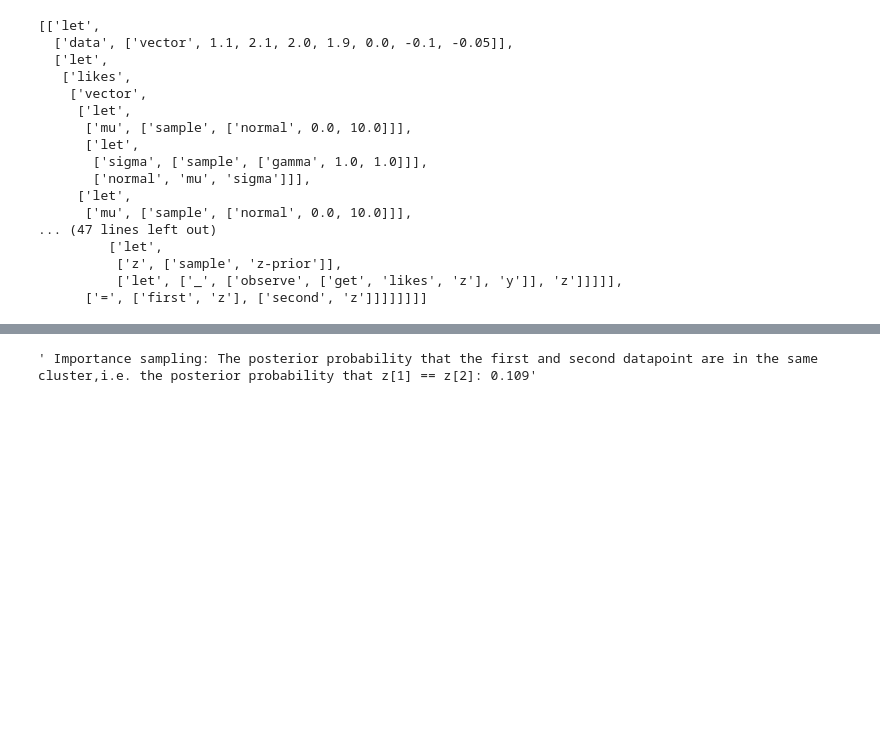
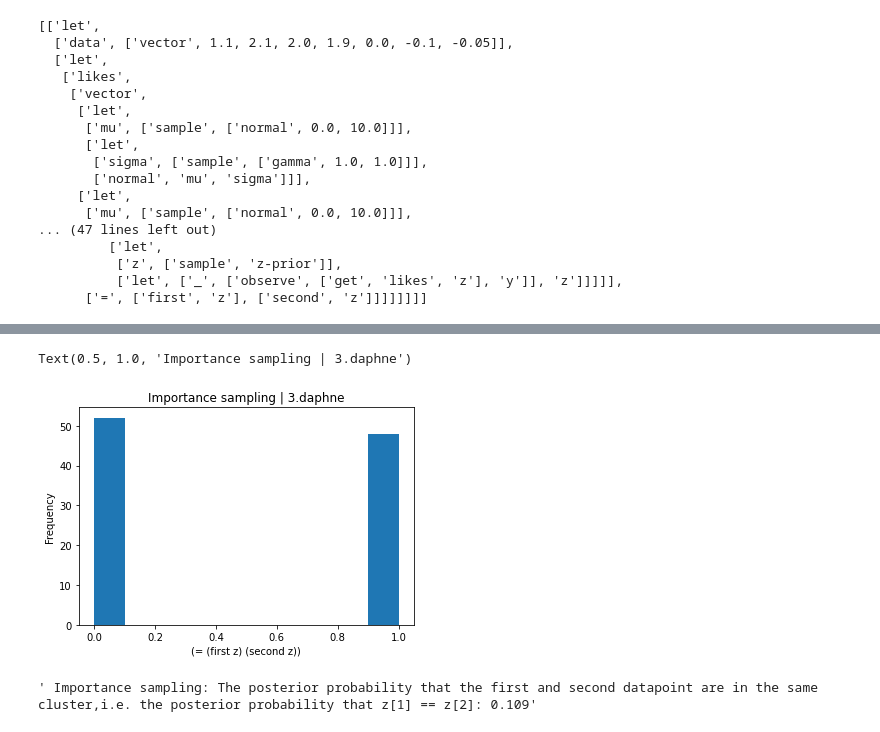
Before and after one commit to geoffwoollard/prob_prog, a Jupyter notebook: hw/hw3/hw3.ipynb, the cells around one changed output, grey strips where cells are left out. Cells and saved outputs as stored; diff of their text form; code cells hidden in the pictures; blank space fills up the shorter version.

```diff
--- a/hw/hw3/hw3.ipynb
+++ b/hw/hw3/hw3.ipynb
@@ -348,5 +377,12 @@ Wall time: 509 ms
 # %%
 samples = np.array([sample.item() for sample in samples])
+# %%
+pd.Series(samples).astype(float).plot.hist()
+plt.xlabel('(= (first z) (second z))')
+plt.title('Importance sampling | {}'.format(fname))
+# %% [output]
+Text(0.5, 1.0, 'Importance sampling | 3.daphne')
+[figure, added]
 # %%
 posterior_mean, probs = importance_sampling.weighted_average(samples,sigmas)
 # %%
```
Also changed, not shown: parts of 15 cells of this notebook.
